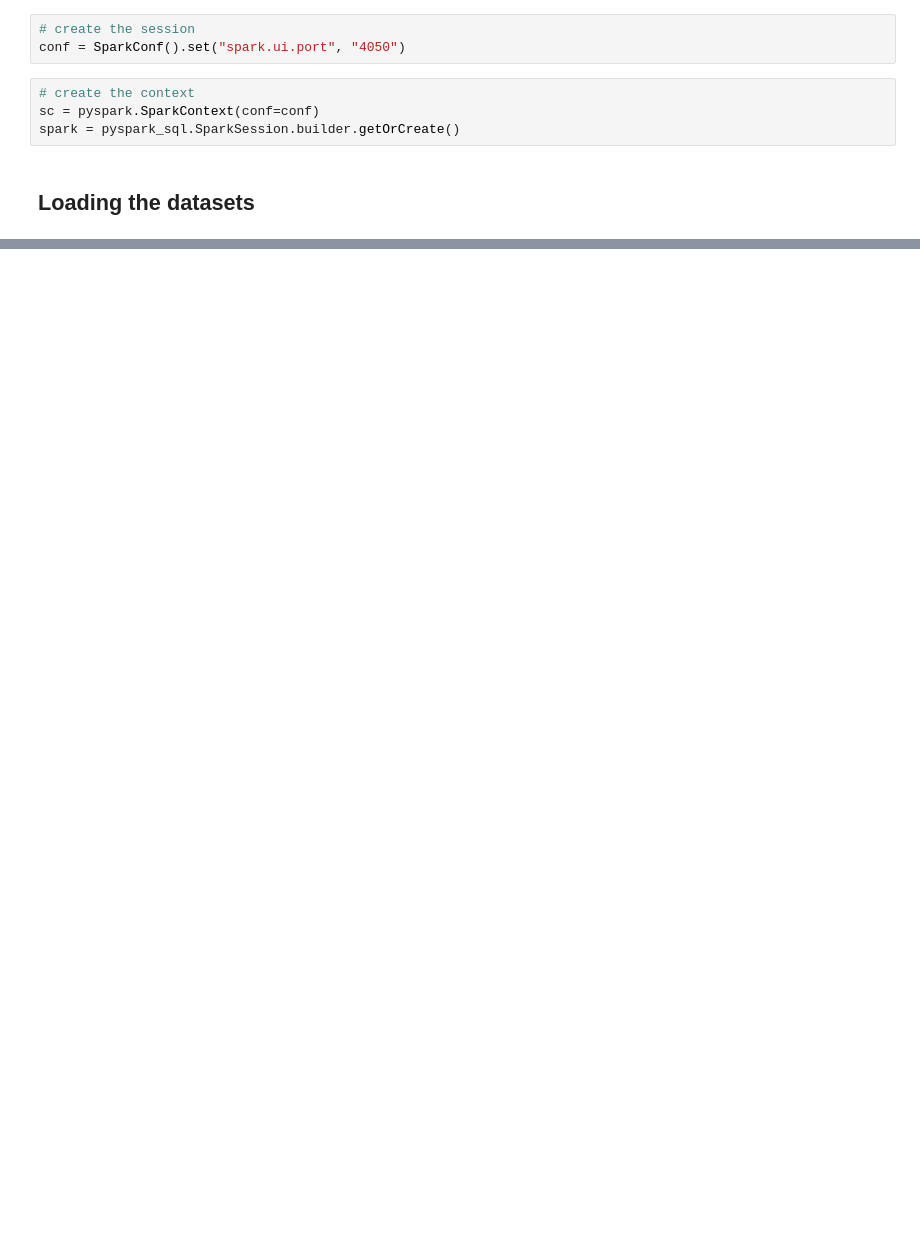
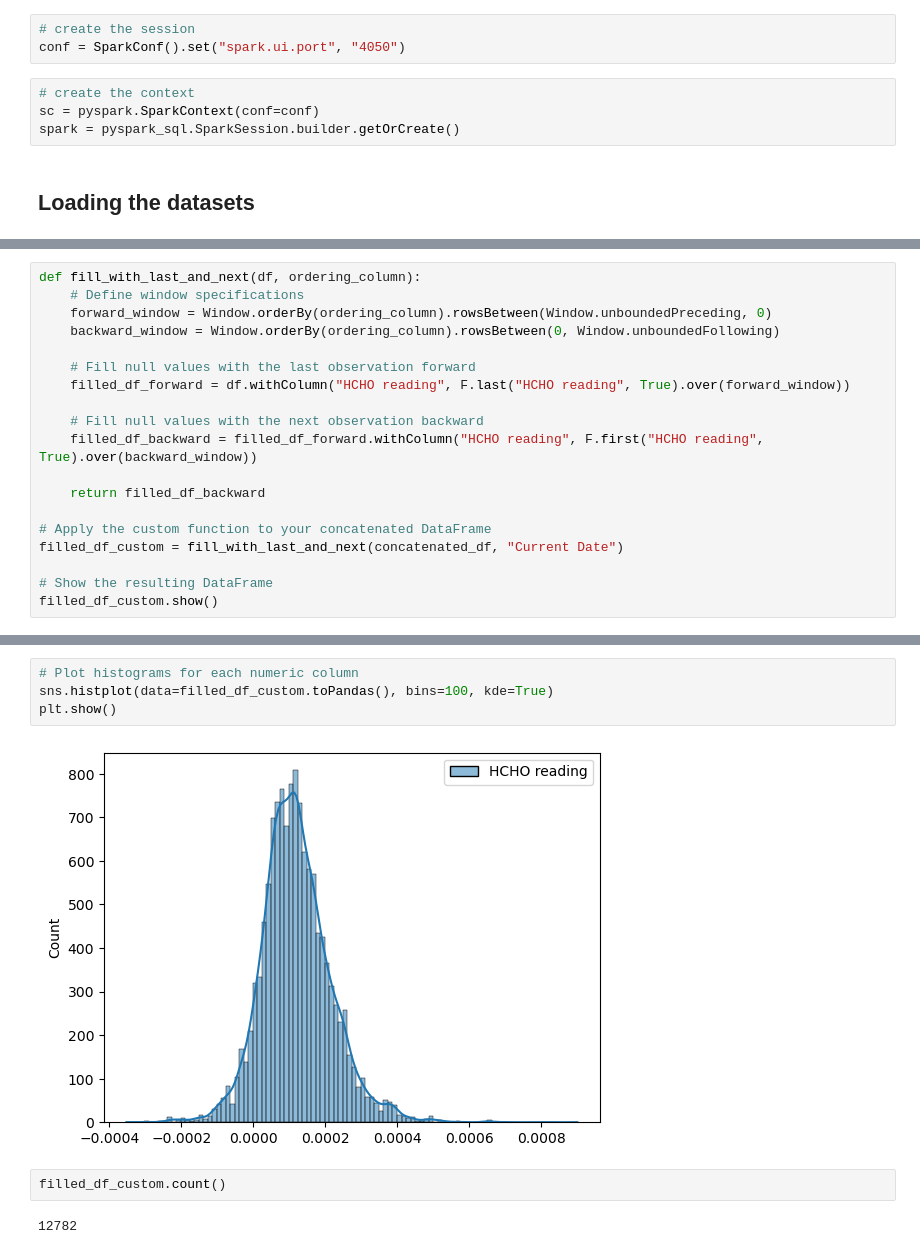
Before and after one commit to Chulanjana/DE-Coursework, a Jupyter notebook: data_pre-processing.ipynb, the cells around one changed output, grey strips where cells are left out. Drawn from its saved outputs; the diff is of its cells as text; blank space fills up the shorter version.

```diff
--- a/data_pre-processing.ipynb
+++ b/data_pre-processing.ipynb
@@ -142,0 +142,19 @@ Null value counts for each column:
+# %%
+def fill_with_last_and_next(df, ordering_column):
+    # Define window specifications
+    forward_window = Window.orderBy(ordering_column).rowsBetween(Window.unboundedPreceding, 0)
+    backward_window = Window.orderBy(ordering_column).rowsBetween(0, Window.unboundedFollowing)
+
+    # Fill null values with the last observation forward
+    filled_df_forward = df.withColumn("HCHO reading", F.last("HCHO reading", True).over(forward_window))
+
+    # Fill null values with the next observation backward
+    filled_df_backward = filled_df_forward.withColumn("HCHO reading", F.first("HCHO reading", True).over(backward_window))
+
+    return filled_df_backward
+
+# Apply the custom function to your concatenated DataFrame
+filled_df_custom = fill_with_last_and_next(concatenated_df, "Current Date")
+
+# Show the resulting DataFrame
+filled_df_custom.show()
@@ -142,0 +187,10 @@ Null value counts for each column:
+# %%
+# Plot histograms for each numeric column
+sns.histplot(data=filled_df_custom.toPandas(), bins=100, kde=True)
+plt.show()
+# %% [output]
+[figure, added]
+# %%
+filled_df_custom.count()
+# %% [output]
+12782
```
Also changed, not shown: parts of 27 cells of this notebook, 2 other files.
